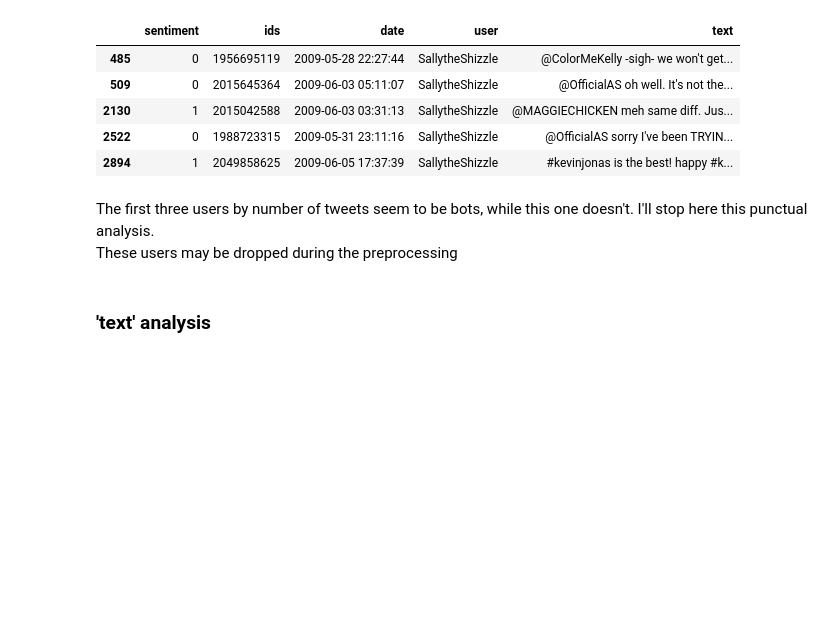
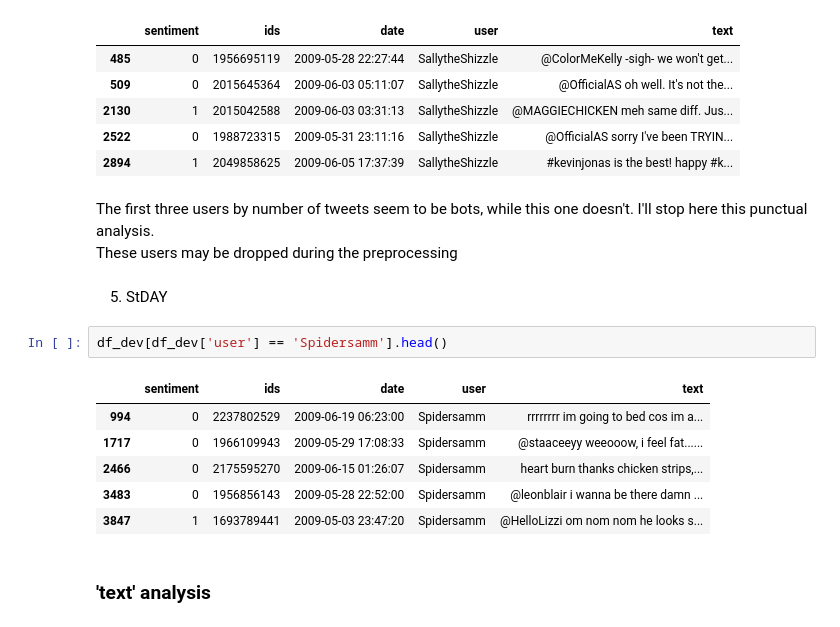
Before and after one commit to Edoch94/DSL_project_2022, a Jupyter notebook: project.ipynb, the cells around one changed output. Drawn from its saved outputs; the diff is of its cells as text; blank space fills up the shorter version.

```diff
--- a/project.ipynb
+++ b/project.ipynb
@@ -235,6 +250,17 @@ df_dev[df_dev['user'] == 'SallytheShizzle'].head()
 # %% [markdown]
 The first three users by number of tweets seem to be bots, while this one doesn't. I'll stop here this punctual analysis.
 These users may be dropped during the preprocessing
+# %% [markdown]
+5. StDAY
+# %%
+df_dev[df_dev['user'] == 'Spidersamm'].head()
+# %% [output]
+|  | sentiment | ids | date | user | text |
+| 994 | 0 | 2237802529 | 2009-06-19 06:23:00 | Spidersamm | rrrrrrrr im going to bed cos im a... |
+| 1717 | 0 | 1966109943 | 2009-05-29 17:08:33 | Spidersamm | @staaceeyy weeooow, i feel fat...... |
+| 2466 | 0 | 2175595270 | 2009-06-15 01:26:07 | Spidersamm | heart burn thanks chicken strips,... |
+| 3483 | 0 | 1956856143 | 2009-05-28 22:52:00 | Spidersamm | @leonblair i wanna be there damn ... |
+| 3847 | 1 | 1693789441 | 2009-05-03 23:47:20 | Spidersamm | @HelloLizzi om nom nom he looks s... |
 # %% [markdown]
 ### 'text' analysis
 # %% [markdown]
```
Also changed, not shown: parts of 2 cells of this notebook, 2 other files.
